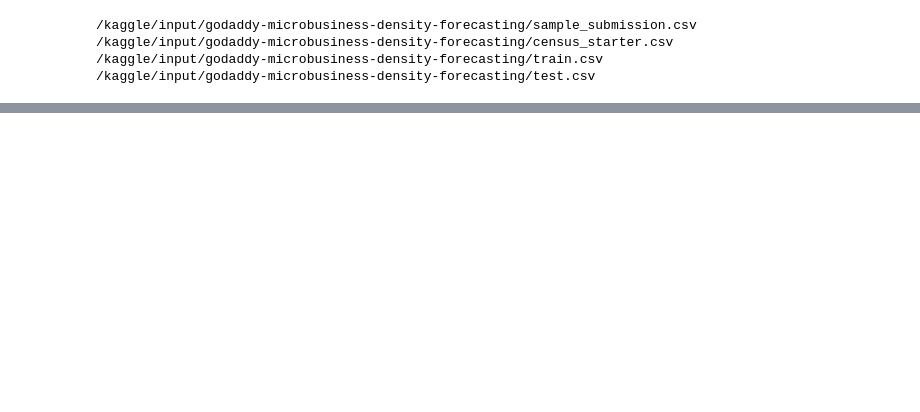
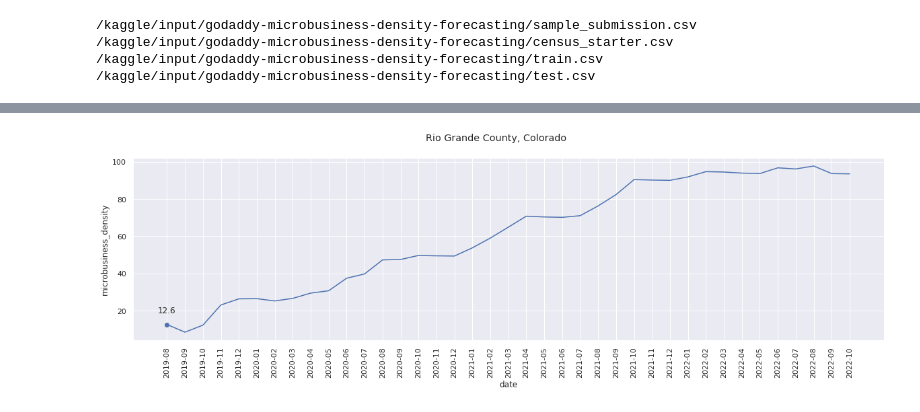
Before and after one commit to Hiroto555/Hiroto555, a Jupyter notebook: notebookb038a7327b.ipynb, the cells around one changed output, grey strips where cells are left out. Saved outputs shown, nothing was run; the diff lists cells and outputs as text; code cells hidden in the pictures; blank space fills up the shorter version.

```diff
--- a/notebookb038a7327b.ipynb
+++ b/notebookb038a7327b.ipynb
@@ -33,0 +162,4 @@ test = test.sort_values(['cfips','first_day_of_month']).reset_index(drop=True)
+# %%
+show_county(8105)
+# %% [output]
+[figure, added]
```
Also changed, not shown: parts of 17 cells of this notebook.
